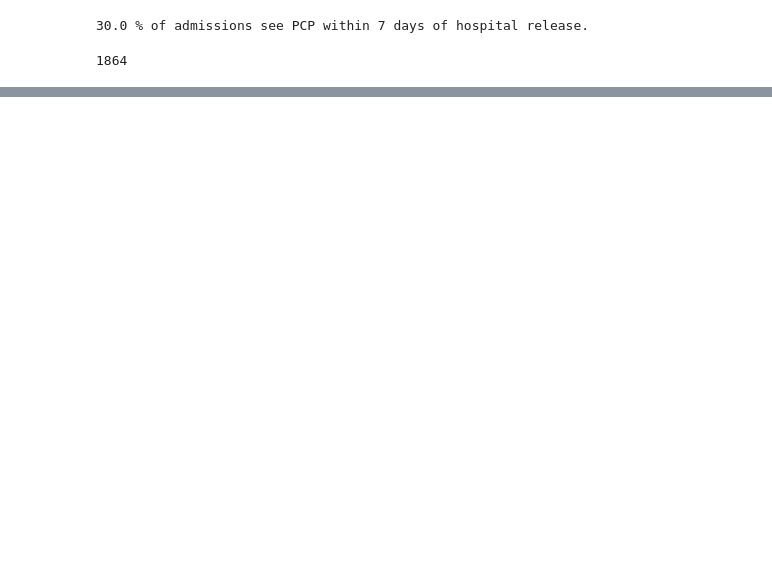
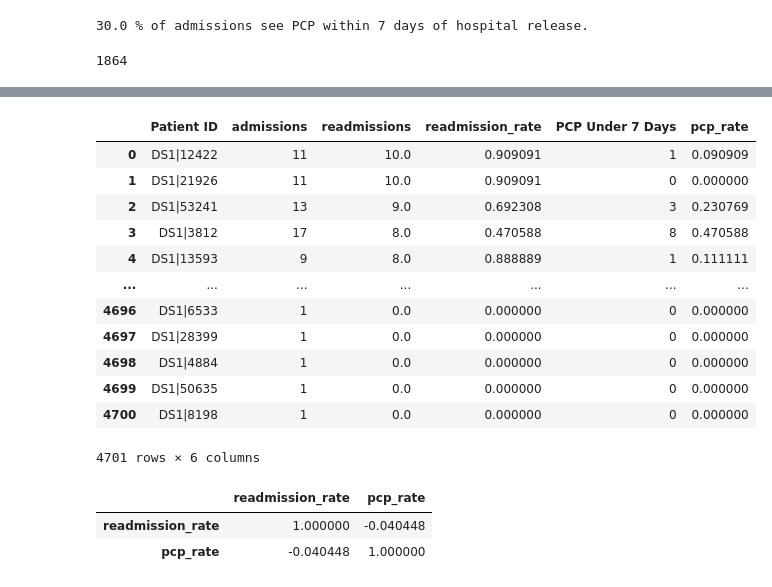
Before and after one commit to Engu12/hospital-readmission_pandas, a Jupyter notebook: hilber_notebook.ipynb, the cells around one changed output, grey strips where cells are left out. Cells and saved outputs as stored; diff of their text form; code cells hidden in the pictures; blank space fills up the shorter version.

```diff
--- a/hilber_notebook.ipynb
+++ b/hilber_notebook.ipynb
@@ -902,0 +1025,3 @@ sum(readm_pcp_new['PCP Under 7 Days'])-readm_pcp_new.duplicated(subset = 'Encoun
+# %%
+patient_seespcp = readm_pcp_new.groupby('Patient ID')['PCP Under 7 Days'].sum()
+patient_seespcp
@@ -902,0 +1042,3 @@ sum(readm_pcp_new['PCP Under 7 Days'])-readm_pcp_new.duplicated(subset = 'Encoun
+# %%
+patient_seespcp = patient_seespcp.to_frame()
+patient_seespcp
@@ -902,0 +1060,3 @@ sum(readm_pcp_new['PCP Under 7 Days'])-readm_pcp_new.duplicated(subset = 'Encoun
+# %%
+patient_seespcp.reset_index(inplace=True)
+patient_seespcp
@@ -902,0 +1093,3 @@ sum(readm_pcp_new['PCP Under 7 Days'])-readm_pcp_new.duplicated(subset = 'Encoun
+# %%
+patients2 = patients.merge(patient_seespcp, on='Patient ID', how='left')
+patients2
@@ -902,0 +1110,23 @@ sum(readm_pcp_new['PCP Under 7 Days'])-readm_pcp_new.duplicated(subset = 'Encoun
+# %%
+patients2['pcp_rate'] = patients2['PCP Under 7 Days'] / patients2['admissions']
+patients2
+# %% [output]
+|  | Patient ID | admissions | readmissions | readmission_rate | PCP Under 7 Days | pcp_rate |
+| 0 | DS1|12422 | 11 | 10.0 | 0.909091 | 1 | 0.090909 |
+| 1 | DS1|21926 | 11 | 10.0 | 0.909091 | 0 | 0.000000 |
+| 2 | DS1|53241 | 13 | 9.0 | 0.692308 | 3 | 0.230769 |
+| 3 | DS1|3812 | 17 | 8.0 | 0.470588 | 8 | 0.470588 |
+| 4 | DS1|13593 | 9 | 8.0 | 0.888889 | 1 | 0.111111 |
+| ... | ... | ... | ... | ... | ... | ... |
+| 4696 | DS1|6533 | 1 | 0.0 | 0.000000 | 0 | 0.000000 |
+| 4697 | DS1|28399 | 1 | 0.0 | 0.000000 | 0 | 0.000000 |
+| 4698 | DS1|4884 | 1 | 0.0 | 0.000000 | 0 | 0.000000 |
+| 4699 | DS1|50635 | 1 | 0.0 | 0.000000 | 0 | 0.000000 |
+| 4700 | DS1|8198 | 1 | 0.0 | 0.000000 | 0 | 0.000000 |
+4701 rows × 6 columns
+# %%
+patients2[['readmission_rate', 'pcp_rate']].corr()
+# %% [output]
+|  | readmission_rate | pcp_rate |
+| readmission_rate | 1.000000 | -0.040448 |
+| pcp_rate | -0.040448 | 1.000000 |
```
Also changed, not shown: parts of 27 cells of this notebook.
